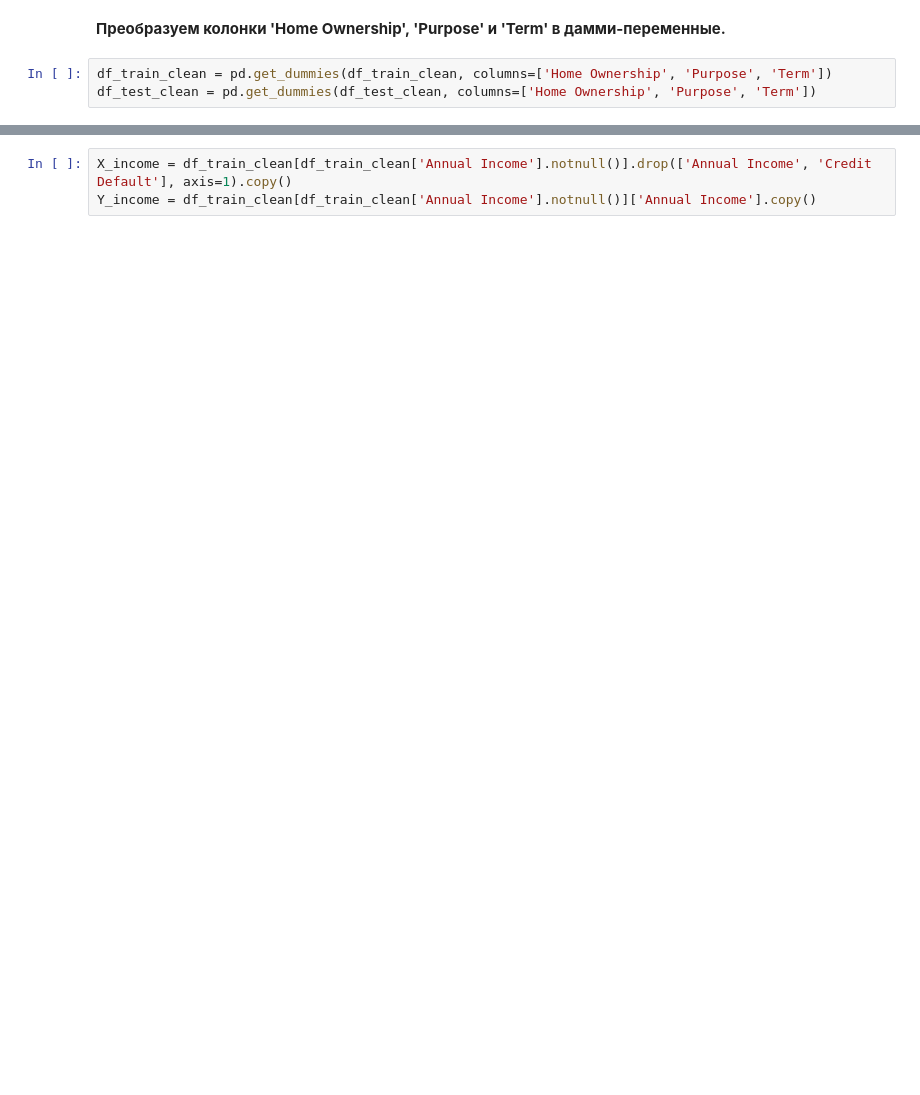
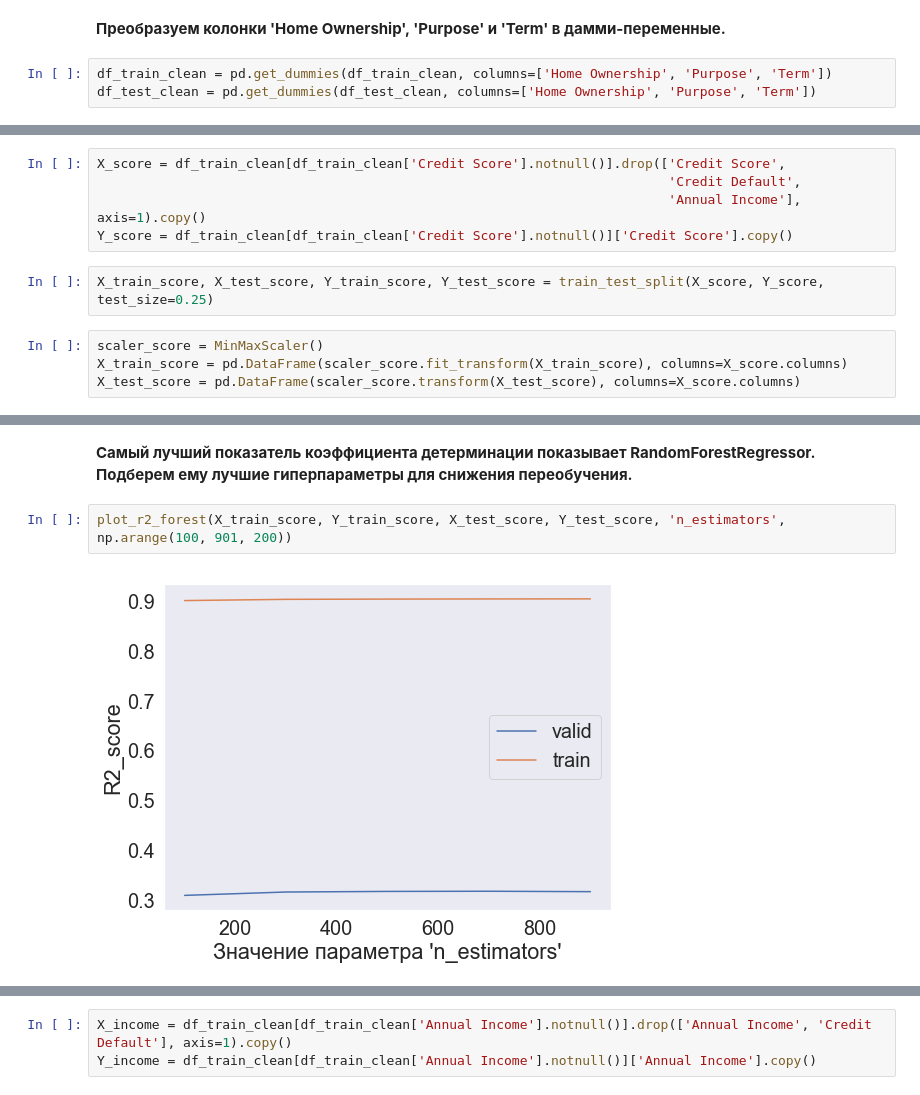
Before and after one commit to GruXsqK/Python_Libraries_for_Data_Science, a Jupyter notebook: ABelinskiy_solution.ipynb, the cells around one changed output, grey strips where cells are left out. Cells and saved outputs as stored; diff of their text form; blank space fills up the shorter version.

```diff
--- a/ABelinskiy_solution.ipynb
+++ b/ABelinskiy_solution.ipynb
@@ -473,0 +476,11 @@ __Разобьем датасет на X и Y, выполним нормализ
+# %%
+X_score = df_train_clean[df_train_clean['Credit Score'].notnull()].drop(['Credit Score',
+                                                                         'Credit Default',
+                                                                         'Annual Income'], axis=1).copy()
+Y_score = df_train_clean[df_train_clean['Credit Score'].notnull()]['Credit Score'].copy()
+# %%
+X_train_score, X_test_score, Y_train_score, Y_test_score = train_test_split(X_score, Y_score, test_size=0.25)
+# %%
+scaler_score = MinMaxScaler()
+X_train_score = pd.DataFrame(scaler_score.fit_transform(X_train_score), columns=X_score.columns)
+X_test_score = pd.DataFrame(scaler_score.transform(X_test_score), columns=X_score.columns)
@@ -473,0 +534,6 @@ __Разобьем датасет на X и Y, выполним нормализ
+# %% [markdown]
+__Самый лучший показатель коэффициента детерминации показывает RandomForestRegressor. Подберем ему лучшие гиперпараметры для снижения переобучения.__
+# %%
+plot_r2_forest(X_train_score, Y_train_score, X_test_score, Y_test_score, 'n_estimators', np.arange(100, 901, 200))
+# %% [output]
+[figure, added]
```
Also changed, not shown: parts of 53 cells of this notebook, 15 other files.
